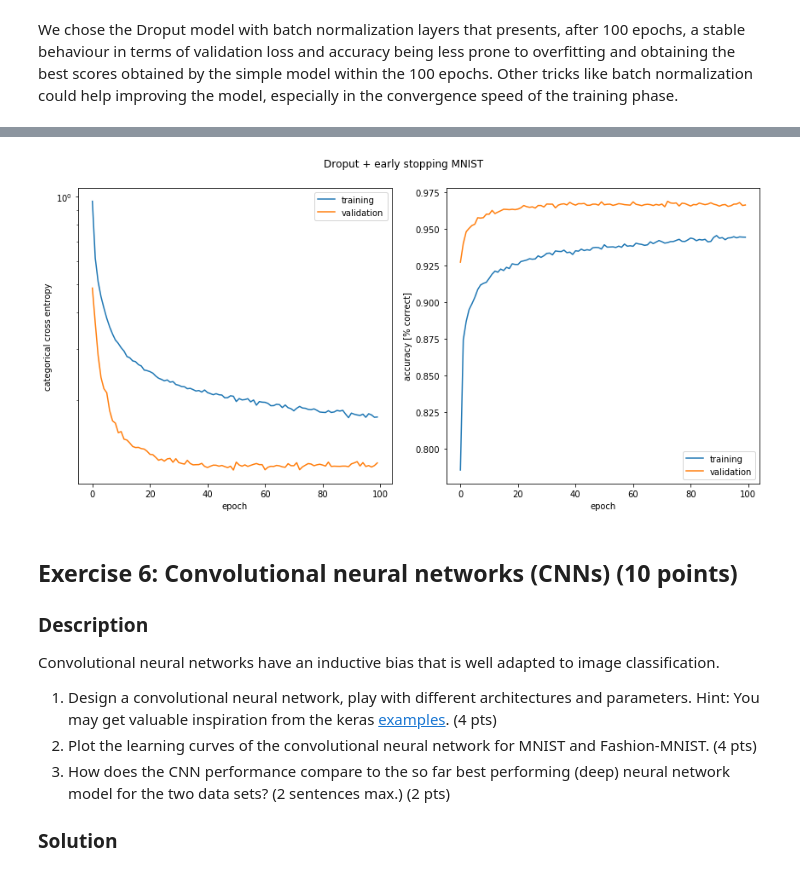
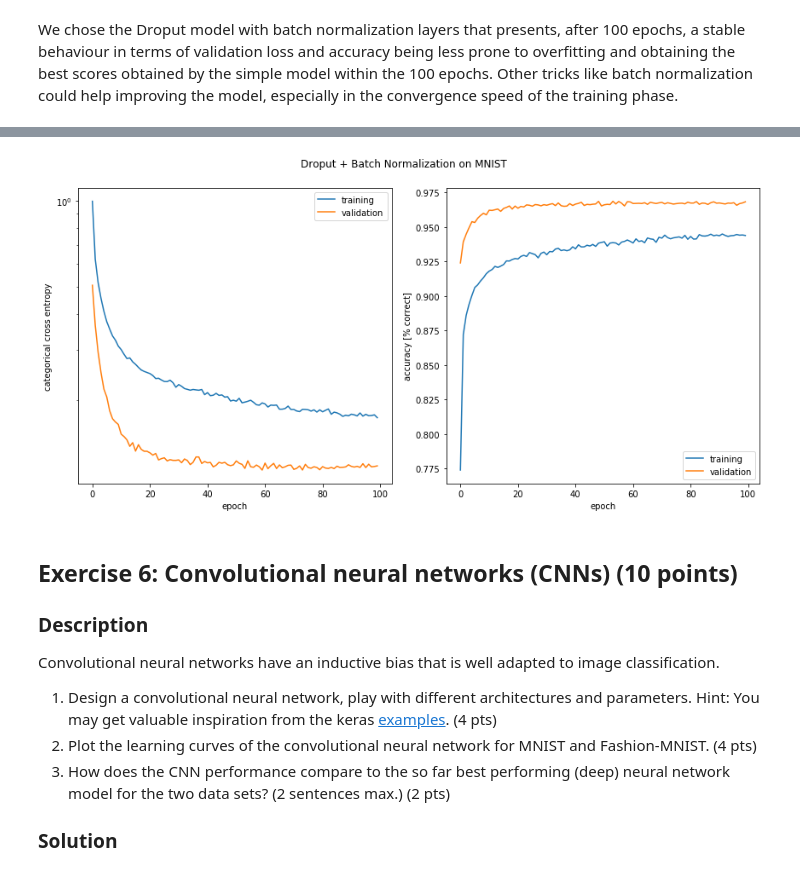
Before and after one commit to FrancescoPase/ANN, a Jupyter notebook: miniproject1.ipynb, the cells around one changed output, grey strips where cells are left out. Drawn from its saved outputs; the diff is of its cells as text; code cells hidden in the pictures.

```diff
--- a/miniproject1.ipynb
+++ b/miniproject1.ipynb
@@ -741,8 +736,7 @@ Epoch 100/100
-# %%
-plot_history(histories["DropoutMNIST"], "Droput + early stopping MNIST");
-#plot_history(history, "Droput + early stopping MNIST");
-# %% [output]
-[figure, removed]
+# %%
+plot_history(history, "Droput + Batch Normalization on MNIST");
+# %% [output]
+[figure, added]
 # %% [markdown]
 ## Exercise 6: Convolutional neural networks (CNNs) (10 points)
 
```
Also changed, not shown: parts of 3 cells of this notebook.
